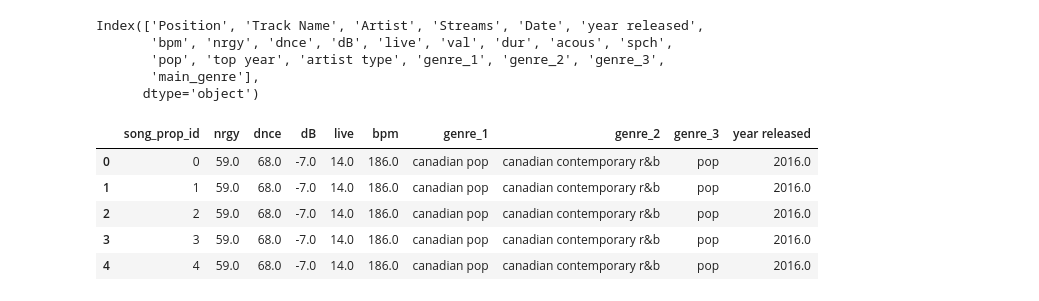
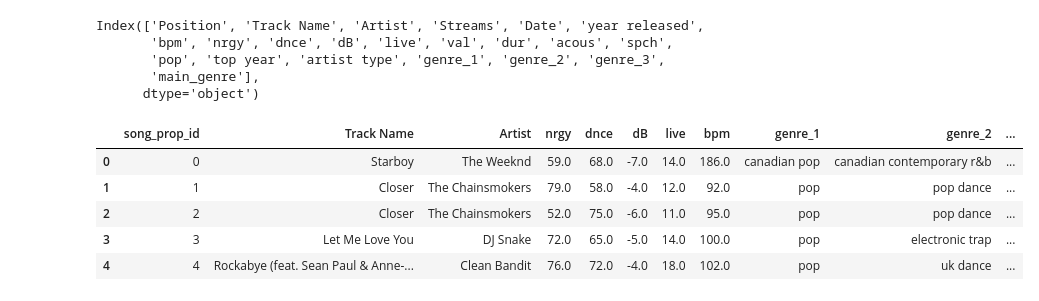
Before and after one commit to ArturOle/SpotifyAnalysis, a Jupyter notebook: analysis.ipynb, the cells around one changed output. Saved outputs shown, nothing was run; the diff lists cells and outputs as text; code cells hidden in the pictures.

Commit message:
Fix the merge to be on artist and title

```diff
--- a/analysis.ipynb
+++ b/analysis.ipynb
@@ -17,7 +17,7 @@ data2 = data2[data2['title'].notna()] # deleting songs without names
 # print('-'*120)
 # print(data2.head(5))
 print('-'*120)
-data_merged = data1.merge(data2, left_on='Track Name', right_on='title', how='outer')
+data_merged = data1.merge(data2, left_on=['Track Name', 'Artist'], right_on=['title', 'artist'], how='outer')
 print(data_merged.shape)
 print(data_merged.columns)
 print(data_merged.head(10))
@@ -241,14 +241,15 @@ Index(['Position', 'Track Name', 'Artist', 'Streams', 'Date', 'year released',
        'main_genre'],
       dtype='object')
 # %%
-SongProps = data_merged.loc[:, ['nrgy', 'dnce', 'dB', 'live', 'bpm', 'genre_1', 'genre_2', 'genre_3', 'year released']] # year not datetime format
+SongProps = data_merged.loc[:, ['Track Name', 'Artist', 'nrgy', 'dnce', 'dB', 'live', 'bpm', 'genre_1', 'genre_2', 'genre_3', 'year released']]
+SongProps.drop_duplicates(ignore_index=True, inplace=True)
 SongProps = SongProps.reset_index(level=0)
 SongProps.rename(columns = {"index":"song_prop_id"}, inplace = True)
 SongProps.head(5)
 # %% [output]
-|  | song_prop_id | nrgy | dnce | dB | live | bpm | genre_1 | genre_2 | genre_3 | year released |
-| 0 | 0 | 59.0 | 68.0 | -7.0 | 14.0 | 186.0 | canadian pop | canadian contemporary r&b | pop | 2016.0 |
-| 1 | 1 | 59.0 | 68.0 | -7.0 | 14.0 | 186.0 | canadian pop | canadian contemporary r&b | pop | 2016.0 |
-| 2 | 2 | 59.0 | 68.0 | -7.0 | 14.0 | 186.0 | canadian pop | canadian contemporary r&b | pop | 2016.0 |
-| 3 | 3 | 59.0 | 68.0 | -7.0 | 14.0 | 186.0 | canadian pop | canadian contemporary r&b | pop | 2016.0 |
-| 4 | 4 | 59.0 | 68.0 | -7.0 | 14.0 | 186.0 | canadian pop | canadian contemporary r&b | pop | 2016.0 |
+|  | song_prop_id | Track Name | Artist | nrgy | dnce | dB | live | bpm | genre_1 | genre_2 | ... |
+| 0 | 0 | Starboy | The Weeknd | 59.0 | 68.0 | -7.0 | 14.0 | 186.0 | canadian pop | canadian contemporary r&b | ... |
+| 1 | 1 | Closer | The Chainsmokers | 79.0 | 58.0 | -4.0 | 12.0 | 92.0 | pop | pop dance | ... |
+| 2 | 2 | Closer | The Chainsmokers | 52.0 | 75.0 | -6.0 | 11.0 | 95.0 | pop | pop dance | ... |
+| 3 | 3 | Let Me Love You | DJ Snake | 72.0 | 65.0 | -5.0 | 14.0 | 100.0 | pop | electronic trap | ... |
+| 4 | 4 | Rockabye (feat. Sean Paul & Anne-... | Clean Bandit | 76.0 | 72.0 | -4.0 | 18.0 | 102.0 | pop | uk dance | ... |
```
Also changed, not shown: parts of 6 cells of this notebook.
